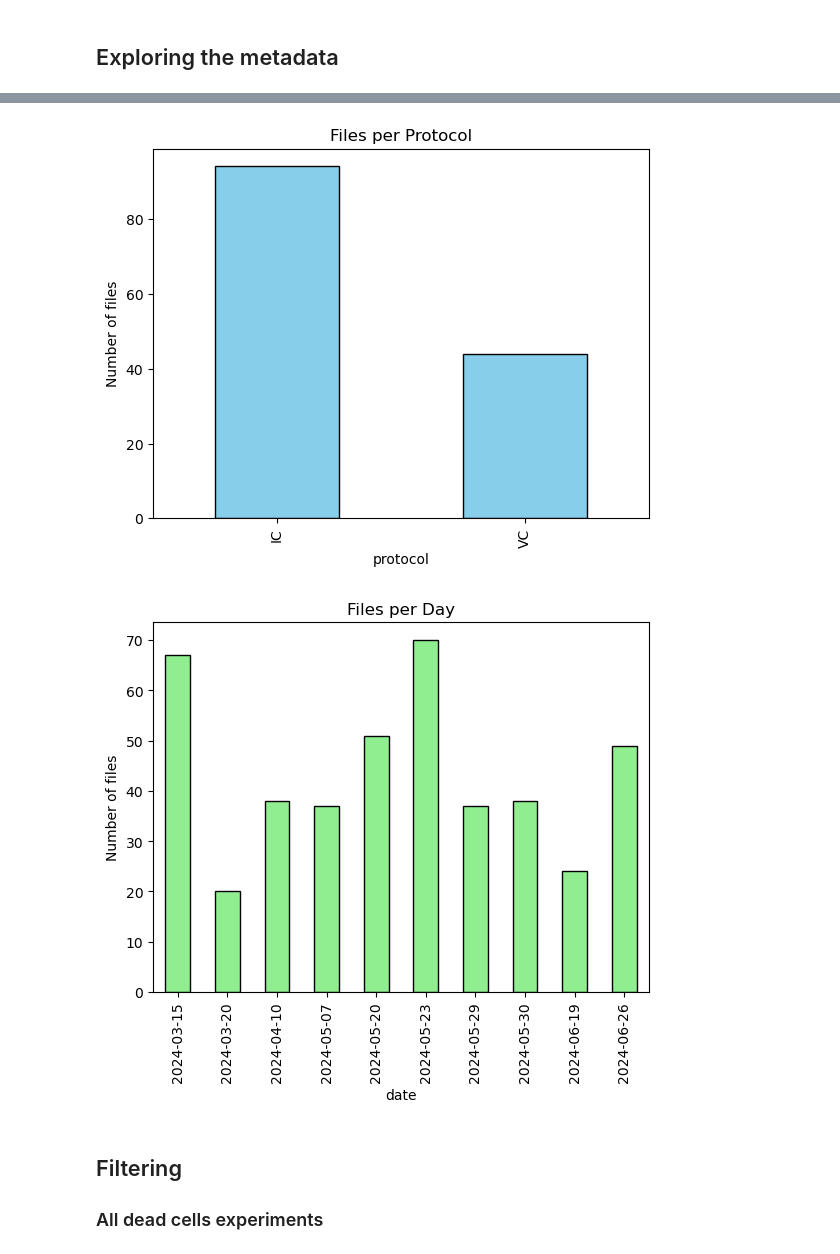
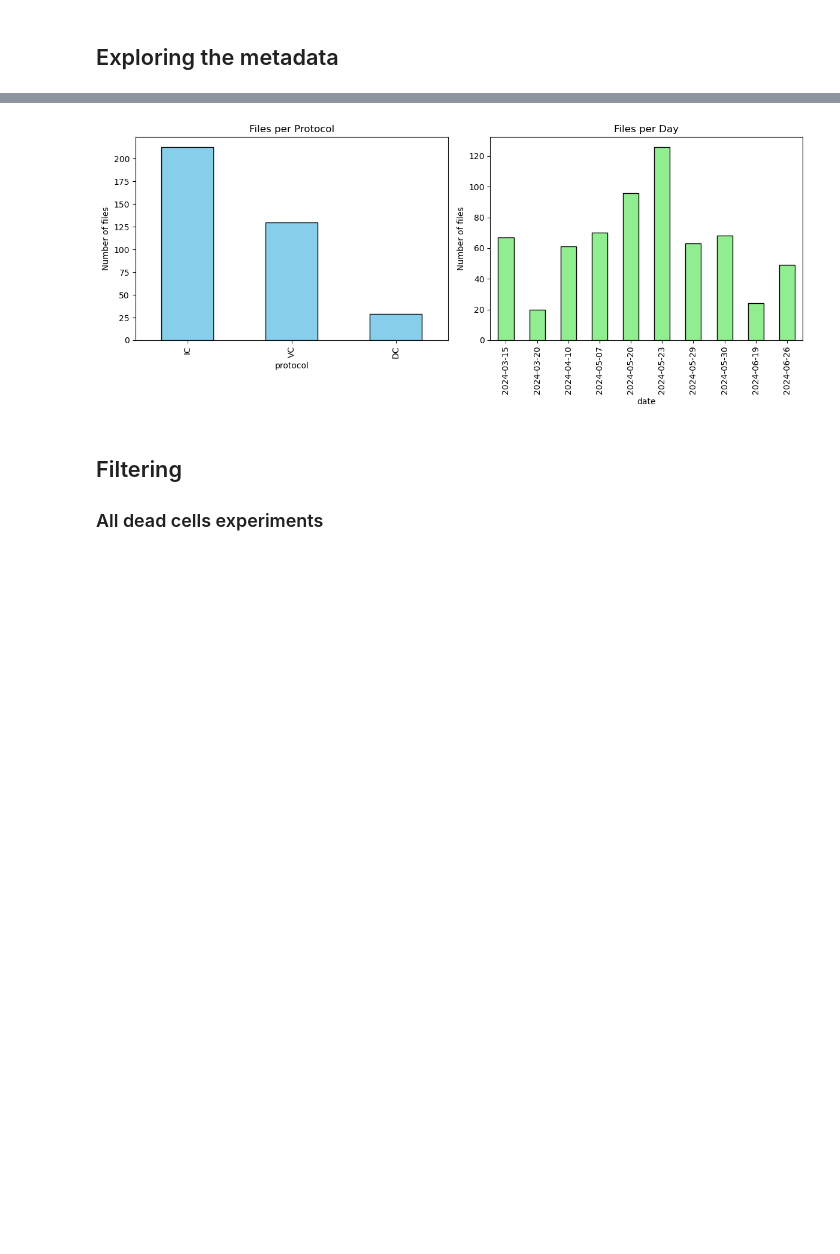
Before and after one commit to fabien-campillo/data-science-spikes, a Jupyter notebook: 4_exploring_a_database.ipynb, the cells around one changed output, grey strips where cells are left out. Drawn from its saved outputs; the diff is of its cells as text; code cells hidden in the pictures; blank space fills up the shorter version.

```diff
--- a/4_exploring_a_database.ipynb
+++ b/4_exploring_a_database.ipynb
@@ -551,7 +590,7 @@ print(subset)
 import pandas as pd
 
 # Load the metadata
-df = pd.read_csv("data/records_fake.csv")
+df = pd.read_csv("data/records_fake_metadata.csv")
 
 # Display the first few rows
 df.head()
@@ -640,20 +680,35 @@ Files per Day
 # %%
 import matplotlib.pyplot as plt
 
+# Create subplots: 1 row, 2 columns
+fig, axes = plt.subplots(1, 2, figsize=(12, 5))  # adjust figsize as needed
+
 # Files per protocol
 protocol_counts = df['protocol'].value_counts()
-protocol_counts.plot(kind='bar', color='skyblue', edgecolor='black', title='Files per Protocol')
-plt.ylabel('Number of files')
-plt.show()
+protocol_counts.plot(
+    kind='bar',
+    color='skyblue',
+    edgecolor='black',
+    ax=axes[0],
+    title='Files per Protocol'
+)
+axes[0].set_ylabel('Number of files')
 
 # Files per day
 day_counts = df['date'].value_counts().sort_index()
-day_counts.plot(kind='bar', color='lightgreen', edgecolor='black', title='Files per Day')
-plt.ylabel('Number of files')
+day_counts.plot(
+    kind='bar',
+    color='lightgreen',
+    edgecolor='black',
+    ax=axes[1],
+    title='Files per Day'
+)
+axes[1].set_ylabel('Number of files')
+
+plt.tight_layout()
 plt.show()
 # %% [output]
-[figure, old version]
+[figure, new version]
-[figure, removed]
 # %% [markdown]
 ## Filtering
 
```
Also changed, not shown: parts of 33 cells of this notebook, 7 other files.
